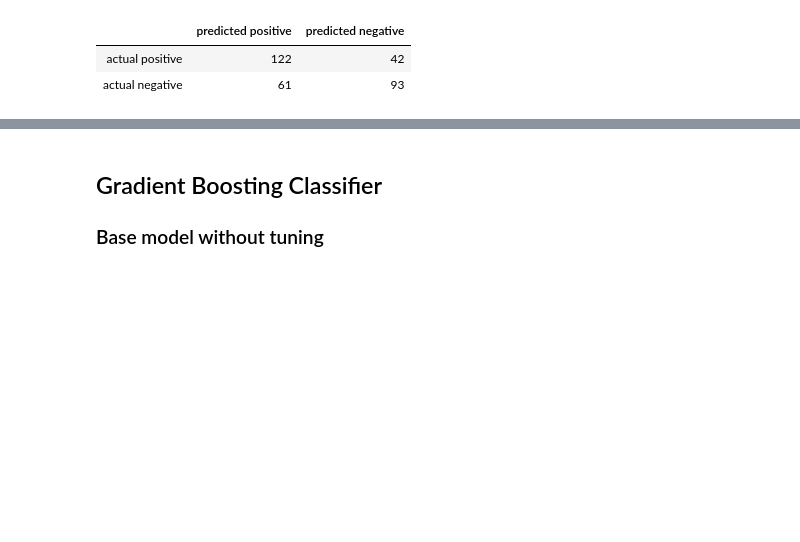
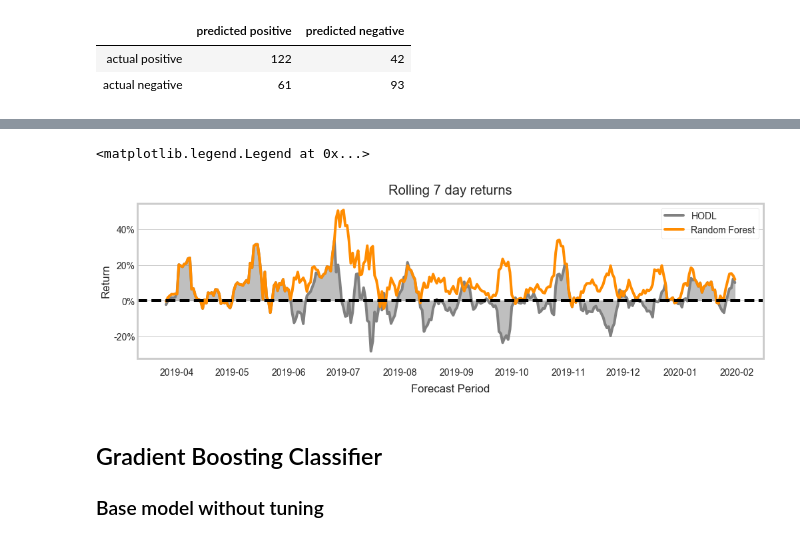
Before and after one commit to achildress83/trading-bitcoin, a Jupyter notebook: notebooks/Non-Linear Models.ipynb, the cells around one changed output, grey strips where cells are left out. Cells and saved outputs as stored; diff of their text form; code cells hidden in the pictures; blank space fills up the shorter version.

```diff
--- a/notebooks/Untitled.ipynb
+++ b/notebooks/Non-Linear Models.ipynb
@@ -367,3 +413,24 @@ _=plt.legend()
+# %%
+# rolling 7 day returns for btc and random forest
+rf_7d = rf_compare.model_return.rolling(7).sum().dropna()
+btc_7d = rf_compare.btc_return.rolling(7).sum().dropna()
+# %%
+
+fig, ax = plt.subplots(figsize=(15,4))
+ax.set_title('Rolling 7 day returns', y=1.03)
+ax.set_ylabel('Return')
+ax.set_xlabel('Forecast Period', labelpad=10)
+ax.plot(btc_7d, label='HODL', color='gray')
+ax.plot(rf_7d, label='Random Forest', color='#FF8C00')
+ax.yaxis.set_major_formatter(FuncFormatter(lambda y, _: '{:.0%}'.format(y)))
+ax.tick_params(axis='x', pad=15)
+ax.axhline(y=0, xmin=0, xmax=1, linestyle='--', color='k')
+ax.fill_between(btc_7d.index, btc_7d, color='gray', alpha='0.5')
+ax.tick_params(axis='x', grid_alpha=0)
+ax.legend()
+# %% [output]
+<matplotlib.legend.Legend at 0x...>
+[figure, added]
 # %% [markdown]
 ## Gradient Boosting Classifier
 ### Base model without tuning
```
Also changed, not shown: parts of 11 cells of this notebook, 15 other files.
